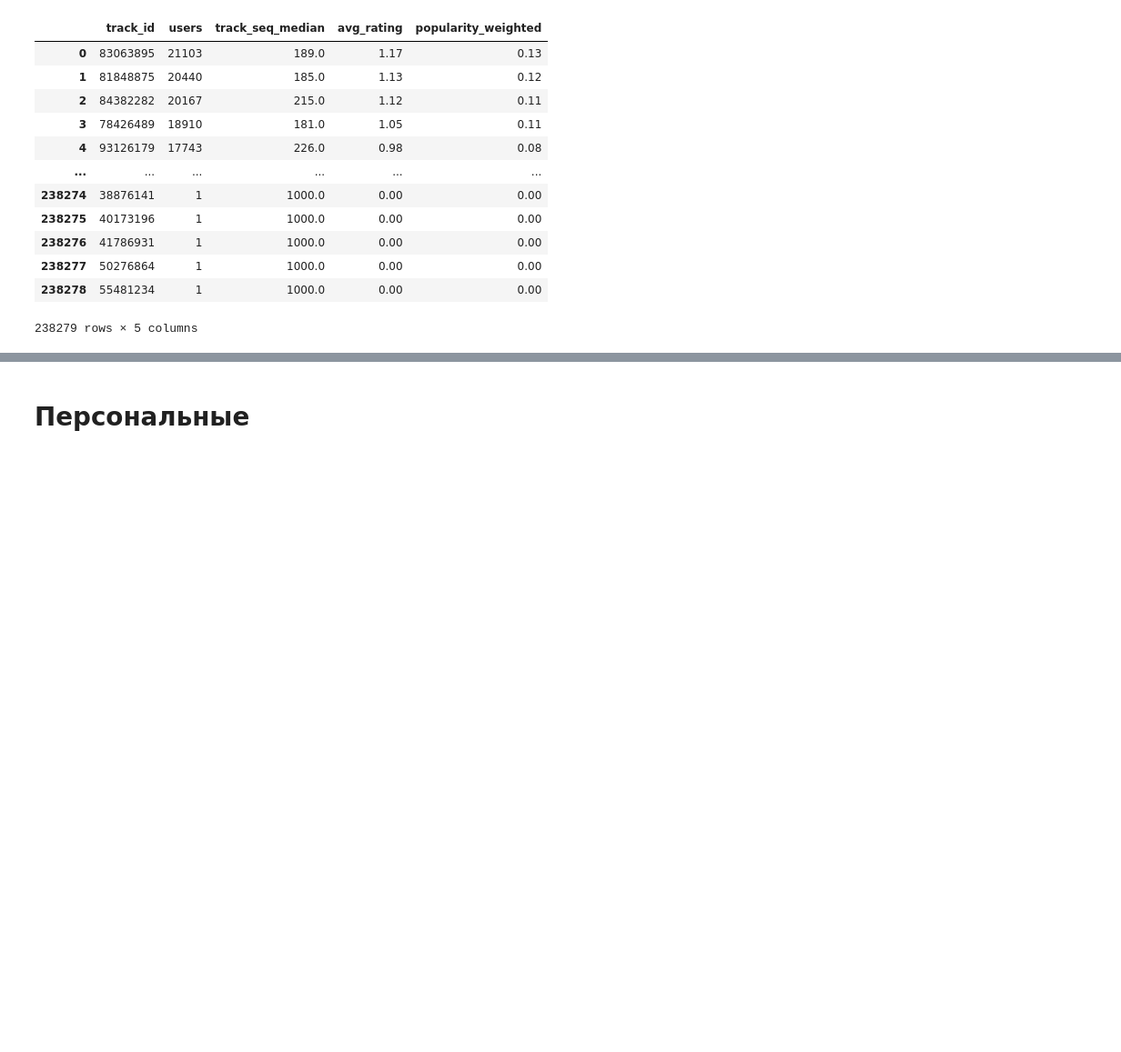
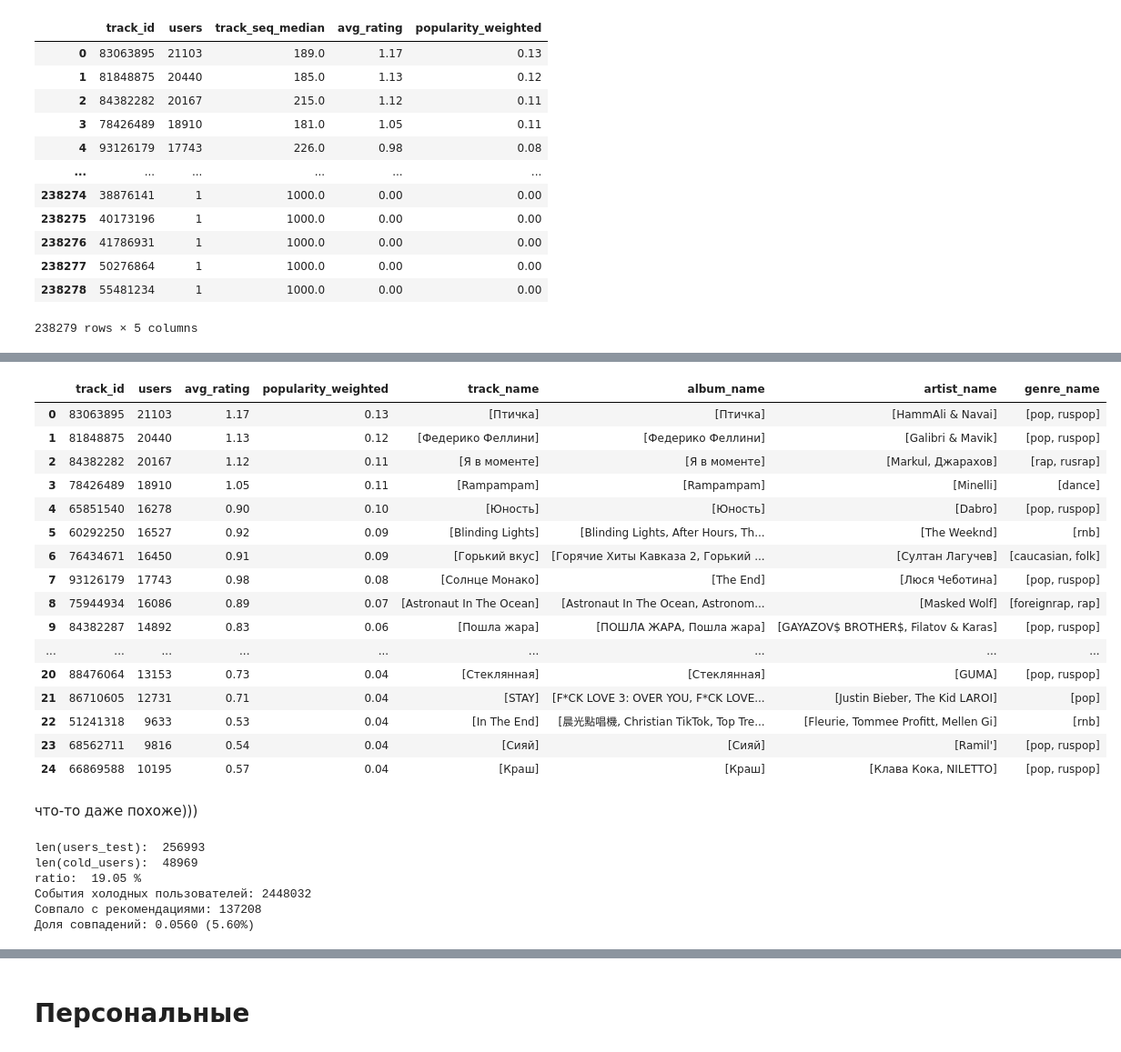
Before and after one commit to ozerge/mle-project-sprint-4-v001, a Jupyter notebook: recommendations.ipynb, the cells around one changed output, grey strips where cells are left out. Shown: that part at 91% size. Cells and saved outputs as stored; diff of their text form; code cells hidden in the pictures; blank space fills up the shorter version.

```diff
--- a/recommendations.ipynb
+++ b/recommendations.ipynb
@@ -1763,0 +1768,3 @@ test сохранен: recsys_data_split/interactions_test.parquet
+# %%
+interactions_train = pd.read_parquet("recsys_data_split/interactions_train.parquet")
+interactions_test = pd.read_parquet("recsys_data_split/interactions_test.parquet")
@@ -1786,10 +1801,10 @@ item_popularity
 238279 rows × 4 columns
 # %%
 item_popularity["popularity_weighted"] = (
-    item_popularity["users"] *                    # Чем больше пользователей - тем популярнее
-    (1 / item_popularity["track_seq_median"]) *   # Чем МЕНЬШЕ медиана (раньше в истории) - тем популярнее
-    item_popularity["avg_rating"]                 # Дополнительный вес от доли прослушиваний
-) / 1000  # Меньший делитель для нормализации
+    item_popularity["users"] *                              # Чем больше пользователей - тем популярнее
+    (1 / (item_popularity["track_seq_median"] + 1e-10)) *   # Чем МЕНЬШЕ медиана (раньше в истории) - тем популярнее
+    item_popularity["avg_rating"]                           # Дополнительный вес от доли прослушиваний
+) / 1000                                                    # Меньший делитель для нормализации
 
 item_popularity["popularity_weighted"] = item_popularity["popularity_weighted"].round(2)
 
@@ -1808,3 +1823,13 @@ item_popularity
 | 238277 | 50276864 | 1 | 1000.0 | 0.00 | 0.00 |
 | 238278 | 55481234 | 1 | 1000.0 | 0.00 | 0.00 |
 238279 rows × 5 columns
+# %%
+# Берем топ-100 самых популярных
+# сортируем по popularity_weighted
+column_to_rank = "popularity_weighted"
+item_popularity = item_popularity.sort_values(by=column_to_rank,ascending=False).reset_index(drop=True)
+
+# выбираем первые 100 треков
+top_k_pop_items = item_popularity.head(100)
+
+top_k_pop_items
@@ -1810,0 +1850,59 @@ item_popularity
+# %%
+items = pd.read_parquet("recsys_data/filtered_items.parquet")
+# %%
+# добавляем информацию о треках и выводим информацию о топовых треках
+top_k_pop_items = top_k_pop_items.merge(items[["track_id",'track_name','album_name','artist_name','genre_name']], on="track_id")
+top_k_pop_items[["track_id", "users", "avg_rating", "popularity_weighted", 'track_name','album_name','artist_name','genre_name']].head(25)
+# %% [output]
+|  | track_id | users | avg_rating | popularity_weighted | track_name | album_name | artist_name | genre_name |
+| 0 | 83063895 | 21103 | 1.17 | 0.13 | [Птичка] | [Птичка] | [HammAli & Navai] | [pop, ruspop] |
+| 1 | 81848875 | 20440 | 1.13 | 0.12 | [Федерико Феллини] | [Федерико Феллини] | [Galibri & Mavik] | [pop, ruspop] |
+| 2 | 84382282 | 20167 | 1.12 | 0.11 | [Я в моменте] | [Я в моменте] | [Markul, Джарахов] | [rap, rusrap] |
+| 3 | 78426489 | 18910 | 1.05 | 0.11 | [Rampampam] | [Rampampam] | [Minelli] | [dance] |
+| 4 | 65851540 | 16278 | 0.90 | 0.10 | [Юность] | [Юность] | [Dabro] | [pop, ruspop] |
+| 5 | 60292250 | 16527 | 0.92 | 0.09 | [Blinding Lights] | [Blinding Lights, After Hours, Th... | [The Weeknd] | [rnb] |
+| 6 | 76434671 | 16450 | 0.91 | 0.09 | [Горький вкус] | [Горячие Хиты Кавказа 2, Горький ... | [Султан Лагучев] | [caucasian, folk] |
+| 7 | 93126179 | 17743 | 0.98 | 0.08 | [Солнце Монако] | [The End] | [Люся Чеботина] | [pop, ruspop] |
+| 8 | 75944934 | 16086 | 0.89 | 0.07 | [Astronaut In The Ocean] | [Astronaut In The Ocean, Astronom... | [Masked Wolf] | [foreignrap, rap] |
+| 9 | 84382287 | 14892 | 0.83 | 0.06 | [Пошла жара] | [ПОШЛА ЖАРА, Пошла жара] | [GAYAZOV$ BROTHER$, Filatov & Karas] | [pop, ruspop] |
+| ... | ... | ... | ... | ... | ... | ... | ... | ... |
+| 20 | 88476064 | 13153 | 0.73 | 0.04 | [Стеклянная] | [Стеклянная] | [GUMA] | [pop, ruspop] |
+| 21 | 86710605 | 12731 | 0.71 | 0.04 | [STAY] | [F*CK LOVE 3: OVER YOU, F*CK LOVE... | [Justin Bieber, The Kid LAROI] | [pop] |
+| 22 | 51241318 | 9633 | 0.53 | 0.04 | [In The End] | [晨光點唱機, Christian TikTok, Top Tre... | [Fleurie, Tommee Profitt, Mellen Gi] | [rnb] |
+| 23 | 68562711 | 9816 | 0.54 | 0.04 | [Сияй] | [Сияй] | [Ramil'] | [pop, ruspop] |
+| 24 | 66869588 | 10195 | 0.57 | 0.04 | [Краш] | [Краш] | [Клава Кока, NILETTO] | [pop, ruspop] |
+# %% [markdown]
+что-то даже похоже)))
+# %%
+# Для какой доли событий «холодных» пользователей в events_test рекомендации в top_k_pop_items совпали по трекам
+
+# выделим общих пользователей
+users_train = interactions_train["user_id"].drop_duplicates().to_frame().reset_index(drop=True)
+users_test = interactions_test["user_id"].drop_duplicates().to_frame().reset_index(drop=True)
+common_users = users_train.merge(users_test, on="user_id", how="outer", indicator="indic")
+
+# холодные пользователи - пользователи, которых нет в обучающей выборке
+cold_users = common_users[common_users["indic"] == "right_only"]["user_id"].to_list()
+print("len(users_test): ", len(users_test))
+print("len(cold_users): ", len(cold_users))
+print("ratio: ", round(100*(len(cold_users)/len(users_test)),2), "%")
+
+# Расчет доли совпадений
+cold_users_interactions = interactions_test[interactions_test["user_id"].isin(cold_users)]
+
+# Проверяем совпадения
+cold_tracks_in_top = cold_users_interactions["track_id"].isin(top_k_pop_items["track_id"])
+match_ratio = cold_tracks_in_top.mean()
+matched_count = cold_tracks_in_top.sum()
+total_count = len(cold_tracks_in_top)
+
+print(f"События холодных пользователей: {total_count}")
+print(f"Совпало с рекомендациями: {matched_count}")
+print(f"Доля совпадений: {match_ratio:.4f} ({match_ratio*100:.2f}%)")
+# %% [output]
+len(users_test):  256993
+len(cold_users):  48969
+ratio:  19.05 %
+События холодных пользователей: 2448032
+Совпало с рекомендациями: 137208
+Доля совпадений: 0.0560 (5.60%)
```
Also changed, not shown: parts of 23 cells of this notebook.
